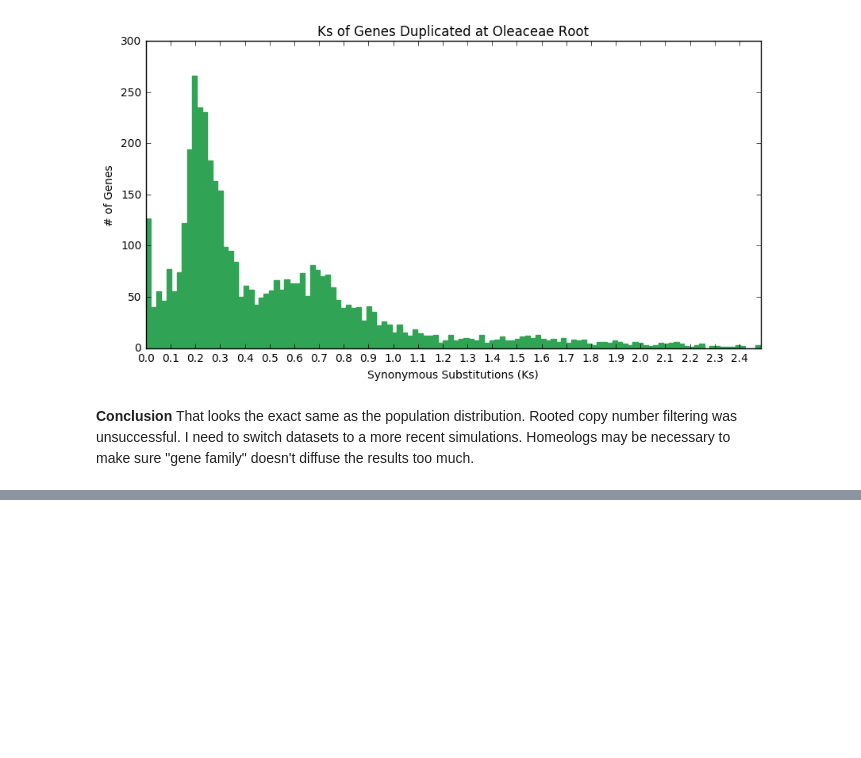
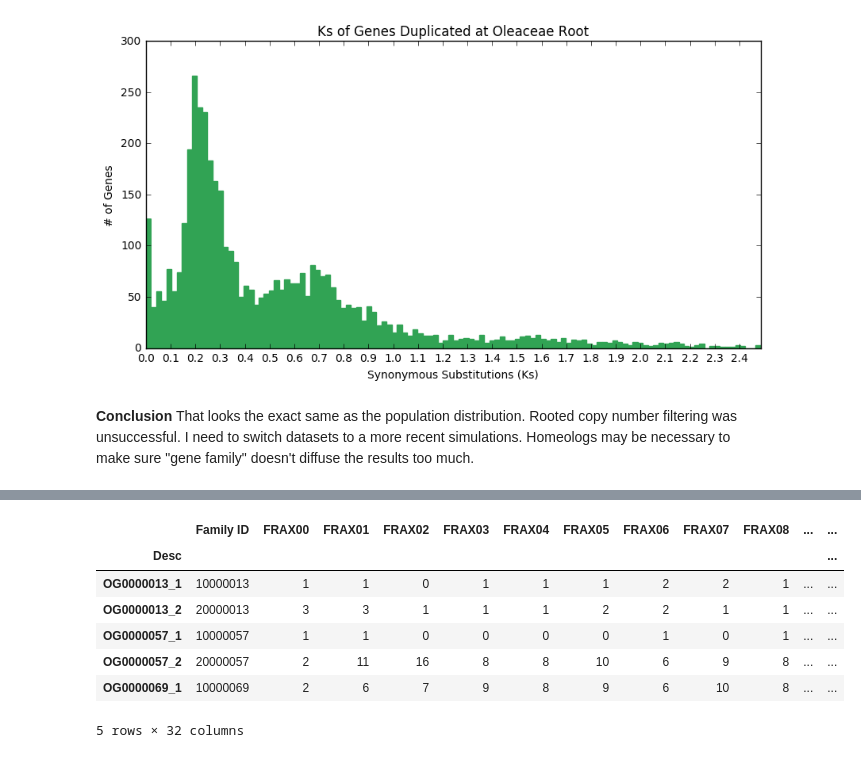
Before and after one commit to josiahseaman/DNA_Duplications, a Jupyter notebook: Homeologs_Analysis.ipynb, the cells around one changed output, grey strips where cells are left out. Drawn from its saved outputs; the diff is of its cells as text; code cells hidden in the pictures; blank space fills up the shorter version.

```diff
--- a/Homeologs_Analysis.ipynb
+++ b/Homeologs_Analysis.ipynb
@@ -286,0 +478,4 @@ h.set_title("Ks of Genes Duplicated at Oleaceae Root")
+# %%
+gene_set = set()
+gene_set.update(*(v for v in split_families.values()))
+len(gene_set)
@@ -286,0 +484,5 @@ h.set_title("Ks of Genes Duplicated at Oleaceae Root")
+# %%
+unique_starts = set()
+for gene in gene_set:
+    unique_starts.add(gene.split('_')[0])
+unique_starts
@@ -286,0 +515,9 @@ h.set_title("Ks of Genes Duplicated at Oleaceae Root")
+# %%
+def species_count_from_subtree(subtree):
+    assert hasattr(subtree, '__iter__')
+    sub_counts = defaultdict(lambda: 0)
+    for gene in subtree:
+        sub_counts[gene.split('_')[0]] += 1
+    assert sum(sub_counts.values()) == len(subtree)
+    return sub_counts
+species_count_from_subtree(split_families['OG0000212_1'])
@@ -286,0 +542,26 @@ h.set_title("Ks of Genes Duplicated at Oleaceae Root")
+# %%
+from pandas import DataFrame, Series
+data = {}
+for name, subfamily in split_families.items():
+    sub_counts = species_count_from_subtree(subfamily)
+    data[name] = sub_counts
+df = DataFrame.from_dict(data, orient='index', )#columns=sorted(unique_starts) )
+# %%
+# Formatting the table
+df.fillna(value=0, inplace=True)
+df = df.astype(int)
+
+df.index.name = 'Desc'
+df['Family ID'] = df.apply(lambda row: str(row.name)[-1:] + str(row.name)[2:-2], axis=1) # e.g. OG0000212_1 => 10000212
+column_order = ['Family ID'] + sorted(unique_starts)
+df = df[column_order]
+df.head()
+# %% [output]
+|  | Family ID | FRAX00 | FRAX01 | FRAX02 | FRAX03 | FRAX04 | FRAX05 | FRAX06 | FRAX07 | FRAX08 | ... | ... |
+| Desc |  |  |  |  |  |  |  |  |  |  |  | ... |
+| OG0000013_1 | 10000013 | 1 | 1 | 0 | 1 | 1 | 1 | 2 | 2 | 1 | ... | ... |
+| OG0000013_2 | 20000013 | 3 | 3 | 1 | 1 | 1 | 2 | 2 | 1 | 1 | ... | ... |
+| OG0000057_1 | 10000057 | 1 | 1 | 0 | 0 | 0 | 0 | 1 | 0 | 1 | ... | ... |
+| OG0000057_2 | 20000057 | 2 | 11 | 16 | 8 | 8 | 10 | 6 | 9 | 8 | ... | ... |
+| OG0000069_1 | 10000069 | 2 | 6 | 7 | 9 | 8 | 9 | 6 | 10 | 8 | ... | ... |
+5 rows × 32 columns
```
Also changed, not shown: parts of 36 cells of this notebook, 5 other files.
